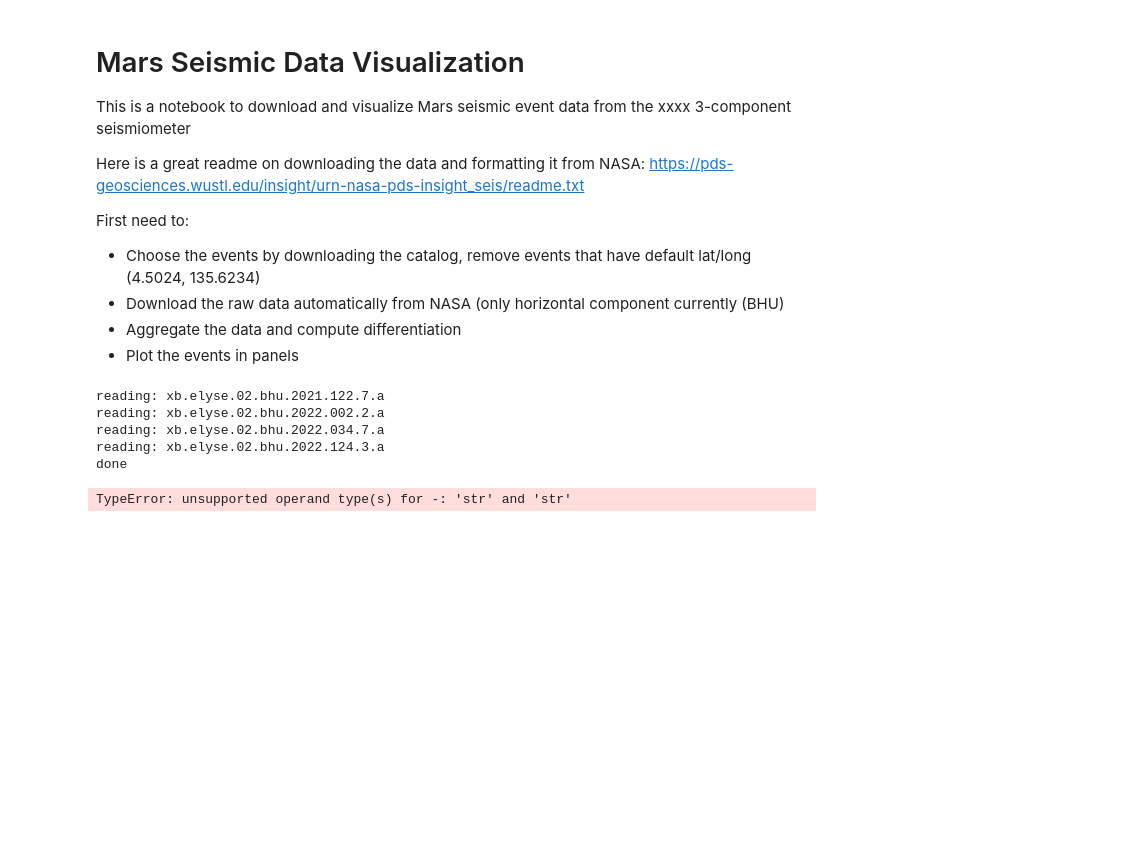
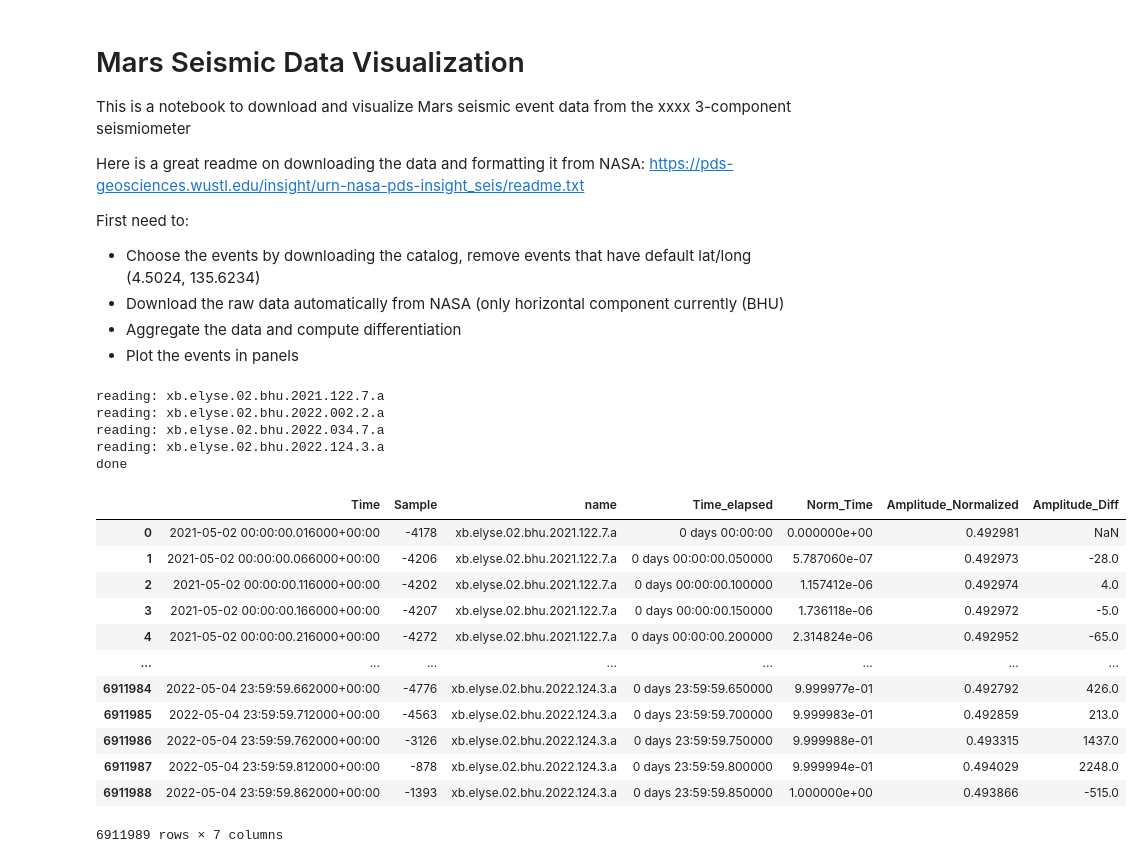
Before and after one commit to antineutrino2/marsquake, a Jupyter notebook: Marsquake Example.ipynb, the cells around one changed output. Saved outputs shown, nothing was run; the diff lists cells and outputs as text; code cells hidden in the pictures; blank space fills up the shorter version.

```diff
--- a/Marsquake Example.ipynb
+++ b/Marsquake Example.ipynb
@@ -93,6 +93,8 @@ def read_downloaded_events(levents=None):
 dlist = read_downloaded_events()
 
 rdata = pd.concat(dlist)
+rdata['Time'] = pd.to_datetime(rdata['Time'])
+
 
 print('done')
 # %% [output]
@@ -102,7 +104,6 @@ reading: xb.elyse.02.bhu.2022.034.7.a
 reading: xb.elyse.02.bhu.2022.124.3.a
 done
 # %%
-
 def decimate_and_filter(df, col_name, time_col_name, name_col_name, original_interval, desired_interval, window_size):
     unique_names = df[name_col_name].unique()
 
@@ -162,36 +163,48 @@ def add_normalized_time_index(df, time_col_name, name_col_name):
         # Calculate the total duration of the signal
         total_duration = filtered_df[time_col_name].max() - filtered_df[time_col_name].min()
 
         # Calculate the time elapsed since the start of the signal
         filtered_df['Time_elapsed'] = filtered_df[time_col_name] - filtered_df[time_col_name].min()
 
         # Normalize the time index
         filtered_df['Norm_Time'] = filtered_df['Time_elapsed'] / total_duration
 
         result_dfs.append(filtered_df)
 
     # Concatenate the result DataFrames
     result_df = pd.concat(result_dfs, ignore_index=True)
 
     return result_df
 
 def process_data(data):
     data['Time'] = pd.to_datetime(data['Time'])
     data['Amplitude_Normalized'] = (data['Sample']-min(data['Sample']))/(max(data['Sample'])-min(data['Sample']))
     data['Amplitude_Diff'] = data['Sample'].diff()
     return data
 
 # Decimate the data to 1-minute resolution and apply a rolling mean filter with a window size of 5
 original_interval = 0.05  # 50 ms
 desired_interval = 1  # 1 second
 window_size = 5
-data = decimate_and_filter(rdata, 'Sample', 'Time', 'name', original_interval, desired_interval, window_size)
-data = add_normalized_time_index(data, 'Time', 'name')
+#data = decimate_and_filter(rdata, 'Sample', 'Time', 'name', original_interval, desired_interval, window_size)
+data = add_normalized_time_index(rdata, 'Time', 'name')
 
 data = process_data(data)
 display(data)
 # %% [output]
+|  | Time | Sample | name | Time_elapsed | Norm_Time | Amplitude_Normalized | Amplitude_Diff |
+| 0 | 2021-05-02 00:00:00.016000+00:00 | -4178 | xb.elyse.02.bhu.2021.122.7.a | 0 days 00:00:00 | 0.000000e+00 | 0.492981 | NaN |
+| 1 | 2021-05-02 00:00:00.066000+00:00 | -4206 | xb.elyse.02.bhu.2021.122.7.a | 0 days 00:00:00.050000 | 5.787060e-07 | 0.492973 | -28.0 |
+| 2 | 2021-05-02 00:00:00.116000+00:00 | -4202 | xb.elyse.02.bhu.2021.122.7.a | 0 days 00:00:00.100000 | 1.157412e-06 | 0.492974 | 4.0 |
+| 3 | 2021-05-02 00:00:00.166000+00:00 | -4207 | xb.elyse.02.bhu.2021.122.7.a | 0 days 00:00:00.150000 | 1.736118e-06 | 0.492972 | -5.0 |
+| 4 | 2021-05-02 00:00:00.216000+00:00 | -4272 | xb.elyse.02.bhu.2021.122.7.a | 0 days 00:00:00.200000 | 2.314824e-06 | 0.492952 | -65.0 |
+| ... | ... | ... | ... | ... | ... | ... | ... |
+| 6911984 | 2022-05-04 23:59:59.662000+00:00 | -4776 | xb.elyse.02.bhu.2022.124.3.a | 0 days 23:59:59.650000 | 9.999977e-01 | 0.492792 | 426.0 |
+| 6911985 | 2022-05-04 23:59:59.712000+00:00 | -4563 | xb.elyse.02.bhu.2022.124.3.a | 0 days 23:59:59.700000 | 9.999983e-01 | 0.492859 | 213.0 |
+| 6911986 | 2022-05-04 23:59:59.762000+00:00 | -3126 | xb.elyse.02.bhu.2022.124.3.a | 0 days 23:59:59.750000 | 9.999988e-01 | 0.493315 | 1437.0 |
+| 6911987 | 2022-05-04 23:59:59.812000+00:00 | -878 | xb.elyse.02.bhu.2022.124.3.a | 0 days 23:59:59.800000 | 9.999994e-01 | 0.494029 | 2248.0 |
+| 6911988 | 2022-05-04 23:59:59.862000+00:00 | -1393 | xb.elyse.02.bhu.2022.124.3.a | 0 days 23:59:59.850000 | 1.000000e+00 | 0.493866 | -515.0 |
-TypeError: unsupported operand type(s) for -: 'str' and 'str'
+6911989 rows × 7 columns
 # %%
 import plotly.subplots as sp
 import plotly.graph_objs as go
```
